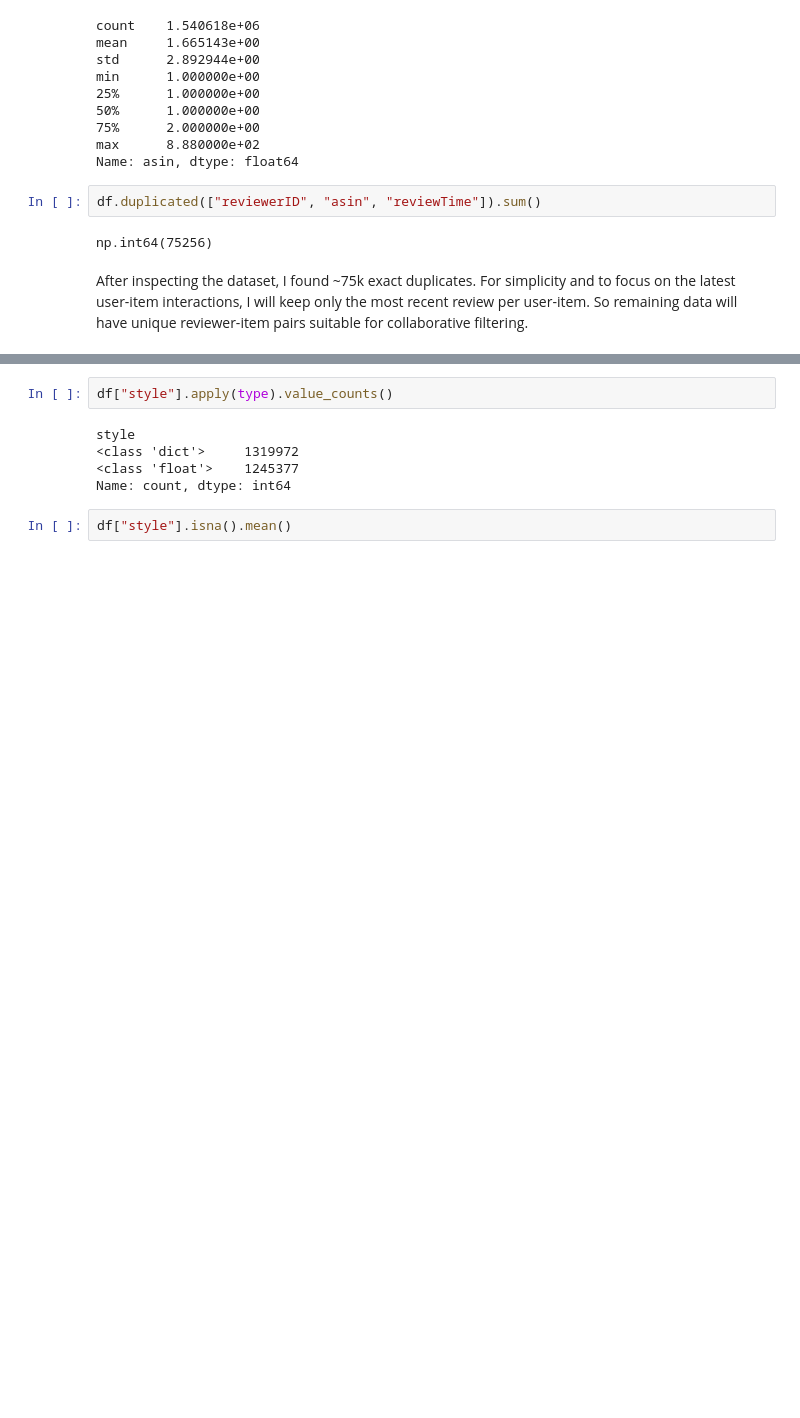
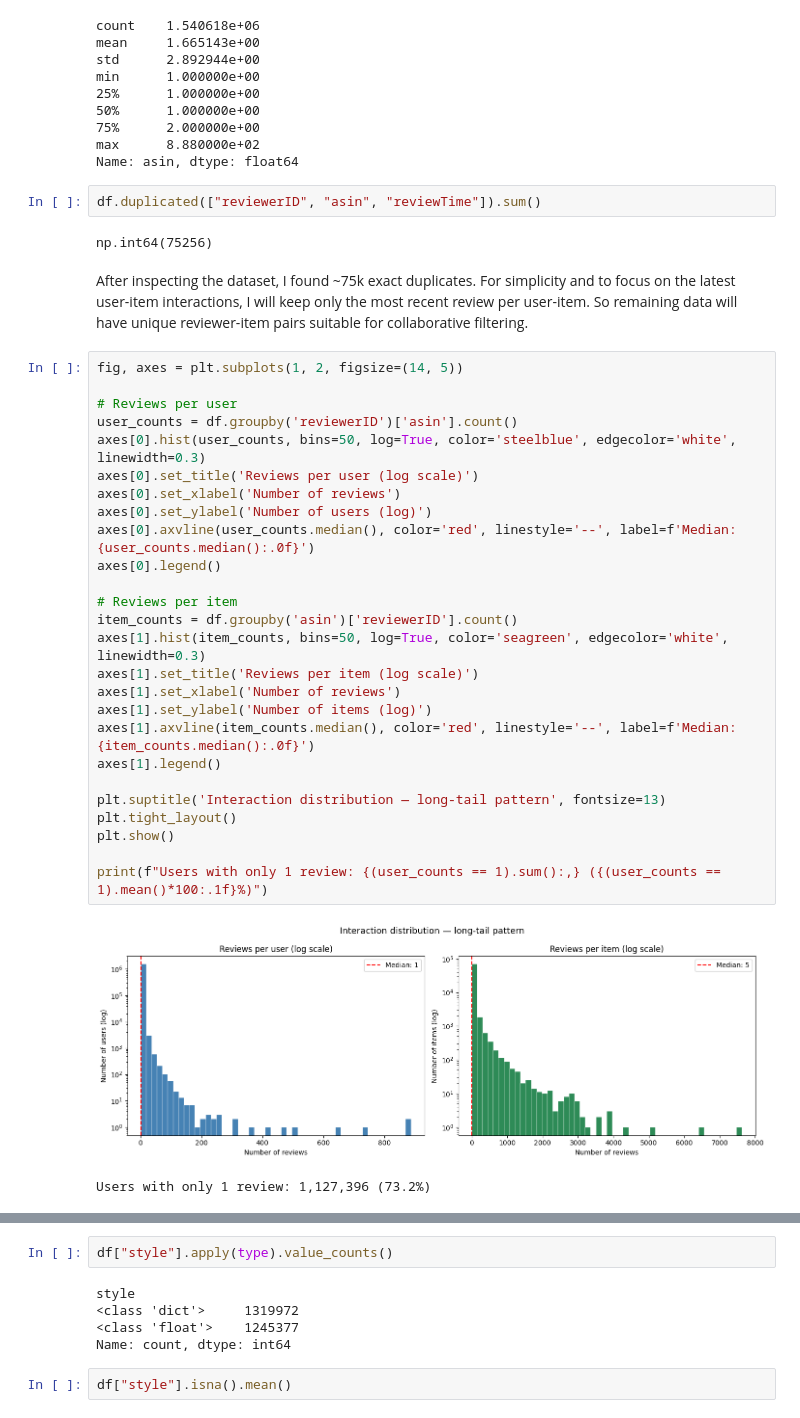
Before and after one commit to themainpie/amazon-games-recommendation-system, a Jupyter notebook: notebooks/EDA.ipynb, the cells around one changed output, grey strips where cells are left out. Cells and saved outputs as stored; diff of their text form; blank space fills up the shorter version.

```diff
--- a/notebooks/EDA.ipynb
+++ b/notebooks/EDA.ipynb
@@ -88,3 +89,32 @@ df.duplicated(["reviewerID", "asin", "reviewTime"]).sum()
 np.int64(75256)
 # %% [markdown]
 After inspecting the dataset, I found ~75k exact duplicates. For simplicity and to focus on the latest user-item interactions, I will keep only the most recent review per user-item. So remaining data will have unique reviewer-item pairs suitable for collaborative filtering.
+# %%
+fig, axes = plt.subplots(1, 2, figsize=(14, 5))
+
+# Reviews per user
+user_counts = df.groupby('reviewerID')['asin'].count()
+axes[0].hist(user_counts, bins=50, log=True, color='steelblue', edgecolor='white', linewidth=0.3)
+axes[0].set_title('Reviews per user (log scale)')
+axes[0].set_xlabel('Number of reviews')
+axes[0].set_ylabel('Number of users (log)')
+axes[0].axvline(user_counts.median(), color='red', linestyle='--', label=f'Median: {user_counts.median():.0f}')
+axes[0].legend()
+
+# Reviews per item
+item_counts = df.groupby('asin')['reviewerID'].count()
+axes[1].hist(item_counts, bins=50, log=True, color='seagreen', edgecolor='white', linewidth=0.3)
+axes[1].set_title('Reviews per item (log scale)')
+axes[1].set_xlabel('Number of reviews')
+axes[1].set_ylabel('Number of items (log)')
+axes[1].axvline(item_counts.median(), color='red', linestyle='--', label=f'Median: {item_counts.median():.0f}')
+axes[1].legend()
+
+plt.suptitle('Interaction distribution — long-tail pattern', fontsize=13)
+plt.tight_layout()
+plt.show()
+
+print(f"Users with only 1 review: {(user_counts == 1).sum():,} ({(user_counts == 1).mean()*100:.1f}%)")
+# %% [output]
+[figure, added]
+Users with only 1 review: 1,127,396 (73.2%)
```
Also changed, not shown: parts of 43 cells of this notebook, 3 other files.
